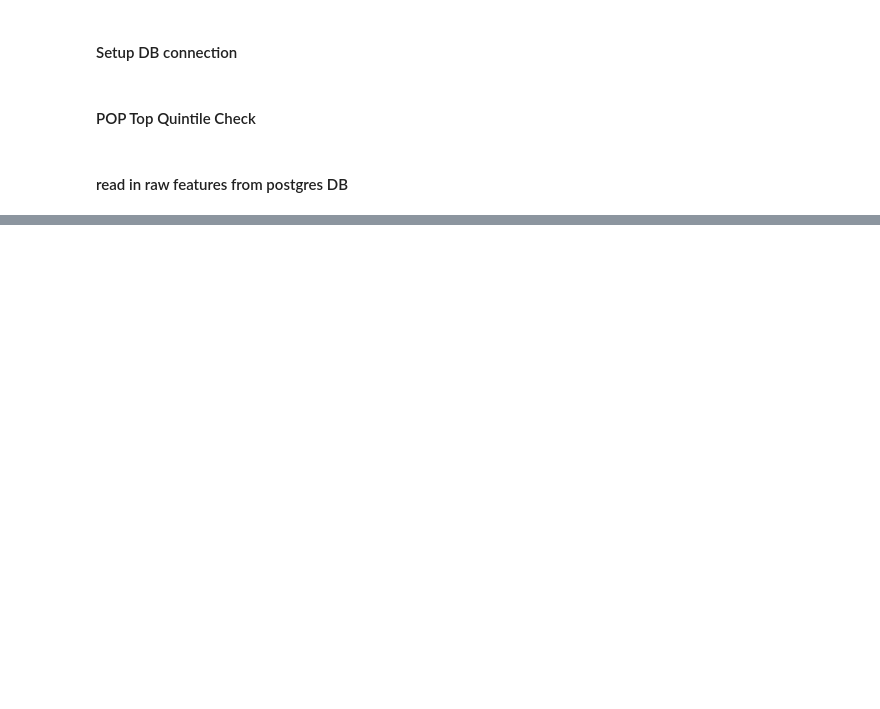
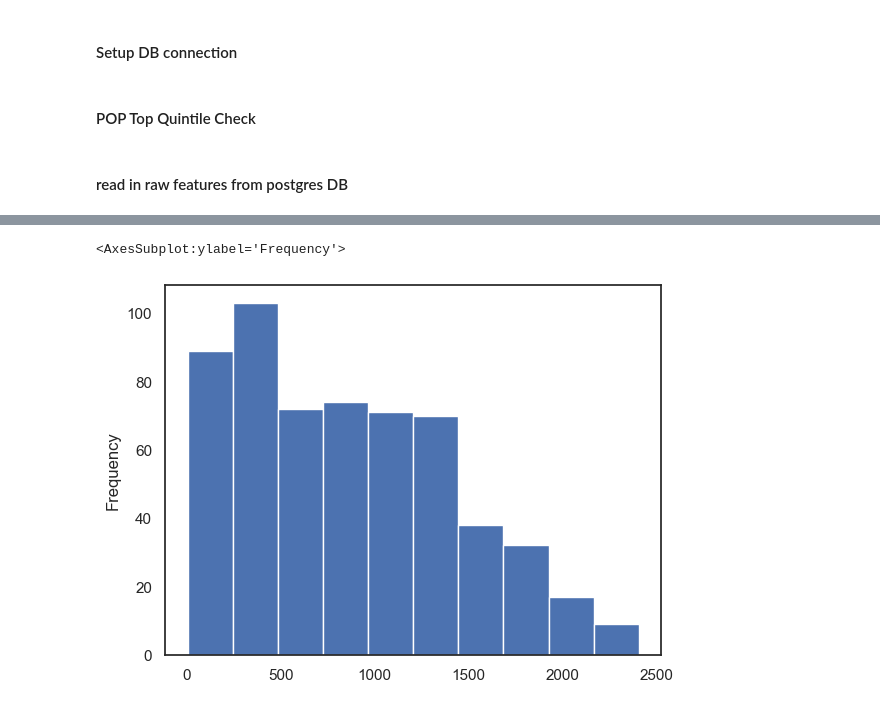
Before and after one commit to gjampanih/adds-early-burnout-warning-model, a Jupyter notebook: notebooks/ebw_poc_h1.ipynb, the cells around one changed output, grey strips where cells are left out. Saved outputs shown, nothing was run; the diff lists cells and outputs as text; code cells hidden in the pictures; blank space fills up the shorter version.

```diff
--- a/notebooks/ebw_poc_h1.ipynb
+++ b/notebooks/ebw_poc_h1.ipynb
@@ -69,0 +919,9 @@ with engine.connect() as conn:
+# %%
+surv_times = surv_times.join(df_abnorm_checks.set_index(['mediabase_id', 'call_letters'])['song_artist'],
+                             on=['mediabase_id', 'call_letters'])
+# %%
+new_col_order = list(surv_times.columns[1:]) + list(surv_times.columns[0:1])
+# %%
+surv_times = surv_times[new_col_order]
+# %%
+surv_times.sort_values(by=['mediabase_id', 'call_letters', 'weeks_since_hit_val'], inplace=True)
@@ -69,0 +944,5 @@ with engine.connect() as conn:
+# %%
+surv_times[(surv_times['weeks_since_hit'] == 1) & (surv_times['burnout_flg_r'])]['spins_to_burnout'].plot(kind='hist')
+# %% [output]
+<AxesSubplot:ylabel='Frequency'>
+[figure, added]
```
Also changed, not shown: parts of 158 cells of this notebook, 3 other files.
